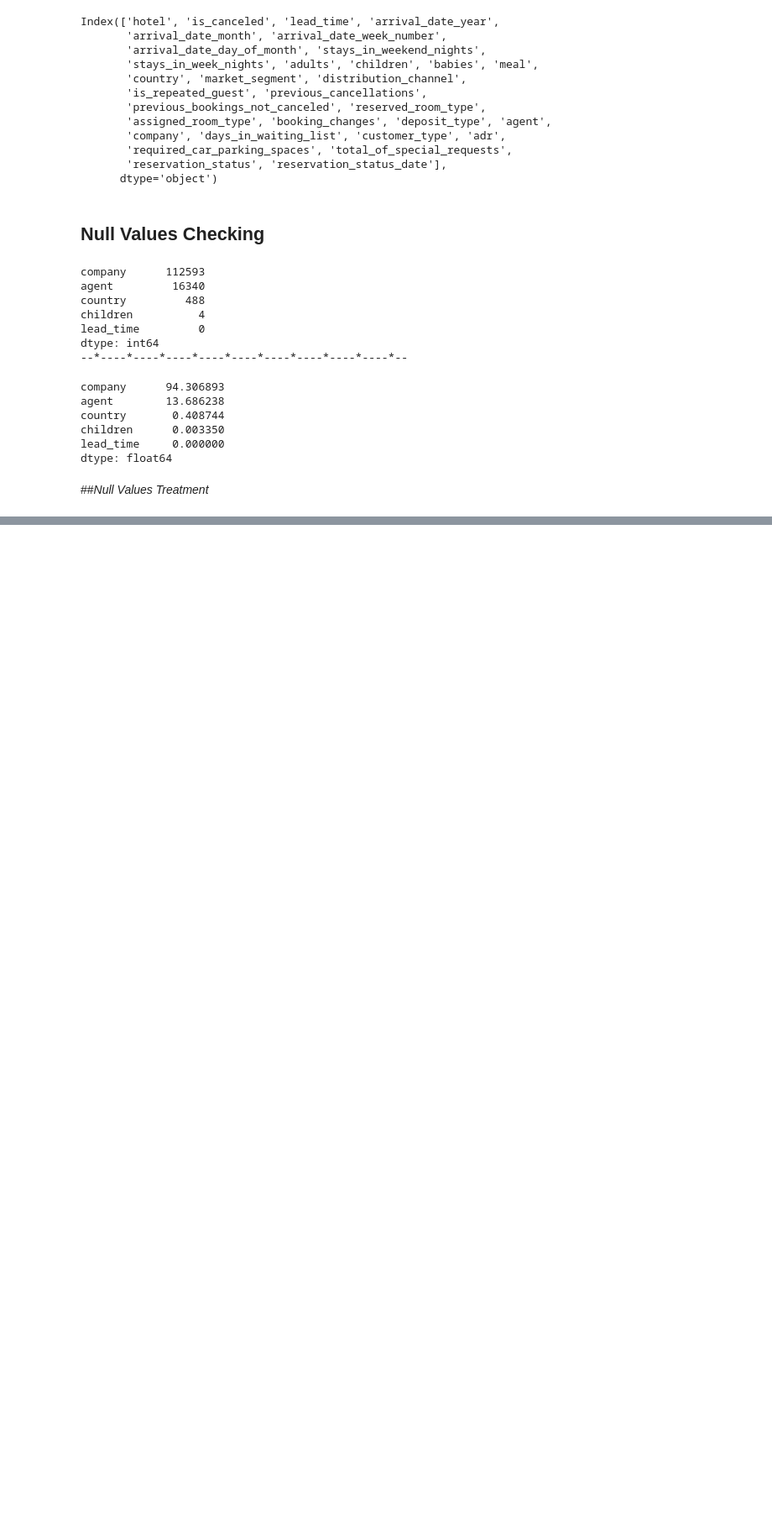
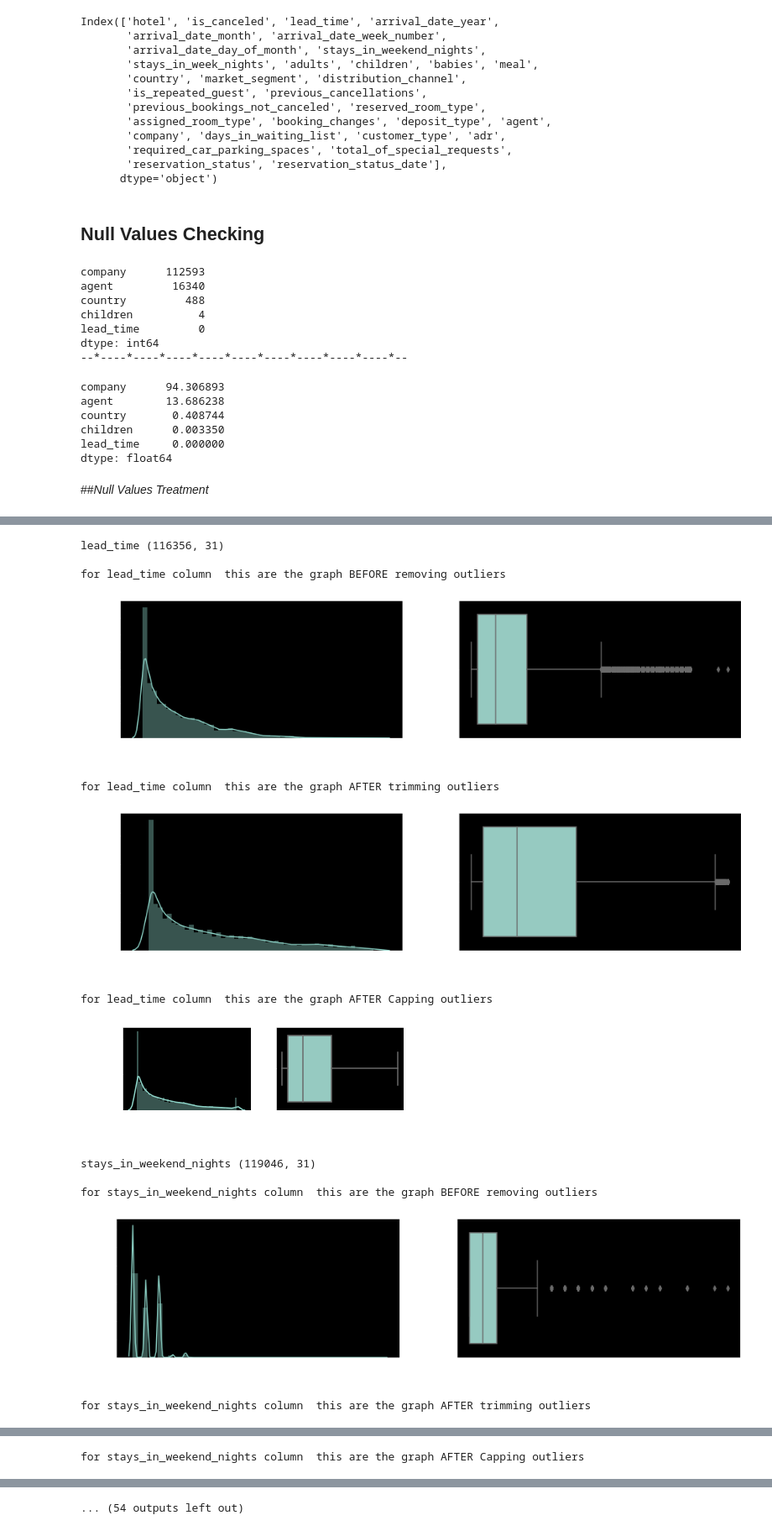
Before and after one commit to dhiru-c/CAPSTONE_PROJECT-HOTEL-BOOKING-ANALYSIS, a Jupyter notebook: Hotel_Booking_Analysis_Capstone_Project.ipynb, the cells around one changed output, grey strips where cells are left out. Shown: that part at 84% size. Cells and saved outputs as stored; diff of their text form; code cells hidden in the pictures; blank space fills up the shorter version.

```diff
--- a/Hotel_Booking_Analysis_Capstone_Project.ipynb
+++ b/Hotel_Booking_Analysis_Capstone_Project.ipynb
@@ -143,0 +231,17 @@ df.loc[(df.adults+df.babies+df.children)==0,'adults'] = df.loc[(df.adults+df.bab
+# %%
+for column in columns:
+  outlier_removal(column)
+# %% [output]
+lead_time (116356, 31)
+
+for lead_time column  this are the graph BEFORE removing outliers
+[figure, added]
+for lead_time column  this are the graph AFTER trimming outliers
+[figure, added]
+for lead_time column  this are the graph AFTER Capping outliers
+[figure, added]
+stays_in_weekend_nights (119046, 31)
+
+for stays_in_weekend_nights column  this are the graph BEFORE removing outliers
+[figure, added]
+for stays_in_weekend_nights column  this are the graph AFTER trimming outliers
@@ -143,0 +249 @@ df.loc[(df.adults+df.babies+df.children)==0,'adults'] = df.loc[(df.adults+df.bab
+for stays_in_weekend_nights column  this are the graph AFTER Capping outliers
@@ -143,0 +251 @@ df.loc[(df.adults+df.babies+df.children)==0,'adults'] = df.loc[(df.adults+df.bab
+... (54 outputs left out)
```
Also changed, not shown: parts of 27 cells of this notebook.
